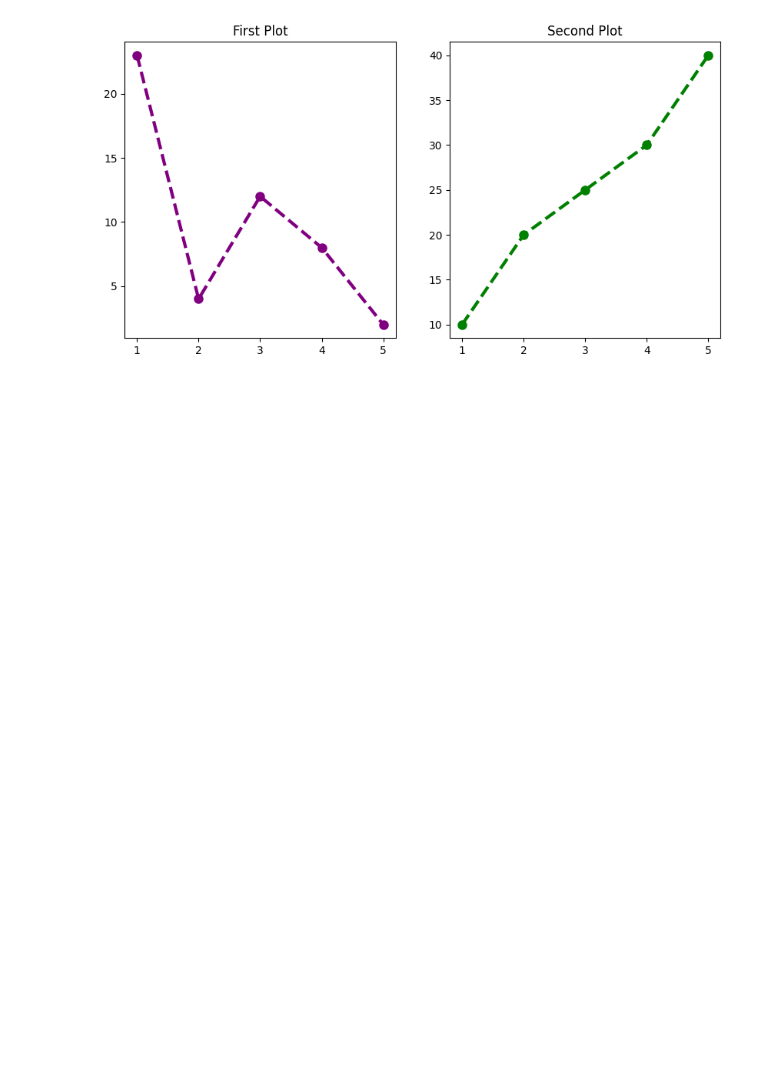
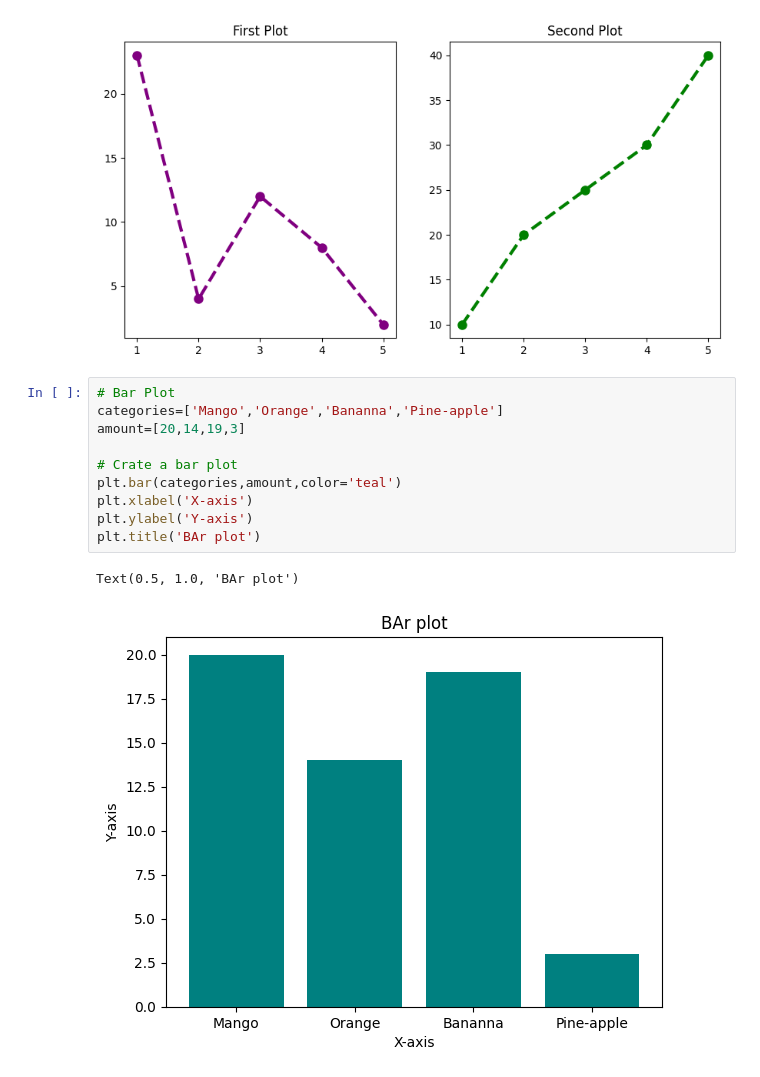
Before and after one commit to masumb2k2/Python-for-Generative-AI, a Jupyter notebook: Data Analysis with Python/matplotlib.ipynb, the cells around one changed output. Cells and saved outputs as stored; diff of their text form; blank space fills up the shorter version.

```diff
--- a/Data Analysis with Python/matplotlib.ipynb
+++ b/Data Analysis with Python/matplotlib.ipynb
@@ -87,3 +87,16 @@ plt.title("Second Plot")
 # %% [output]
 Text(0.5, 1.0, 'Second Plot')
 [figure]
+# %%
+# Bar Plot
+categories=['Mango','Orange','Bananna','Pine-apple']
+amount=[20,14,19,3]
+
+# Crate a bar plot
+plt.bar(categories,amount,color='teal')
+plt.xlabel('X-axis')
+plt.ylabel('Y-axis')
+plt.title('BAr plot')
+# %% [output]
+Text(0.5, 1.0, 'BAr plot')
+[figure, added]
```
Also changed, not shown: parts of 13 cells of this notebook.
